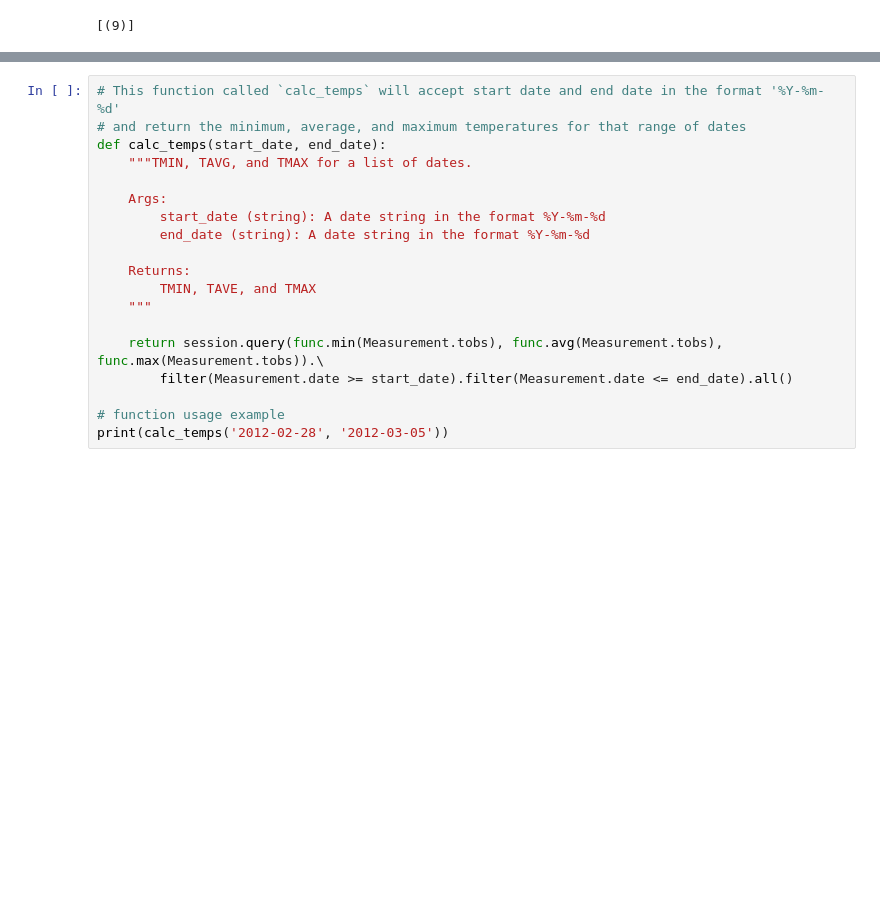
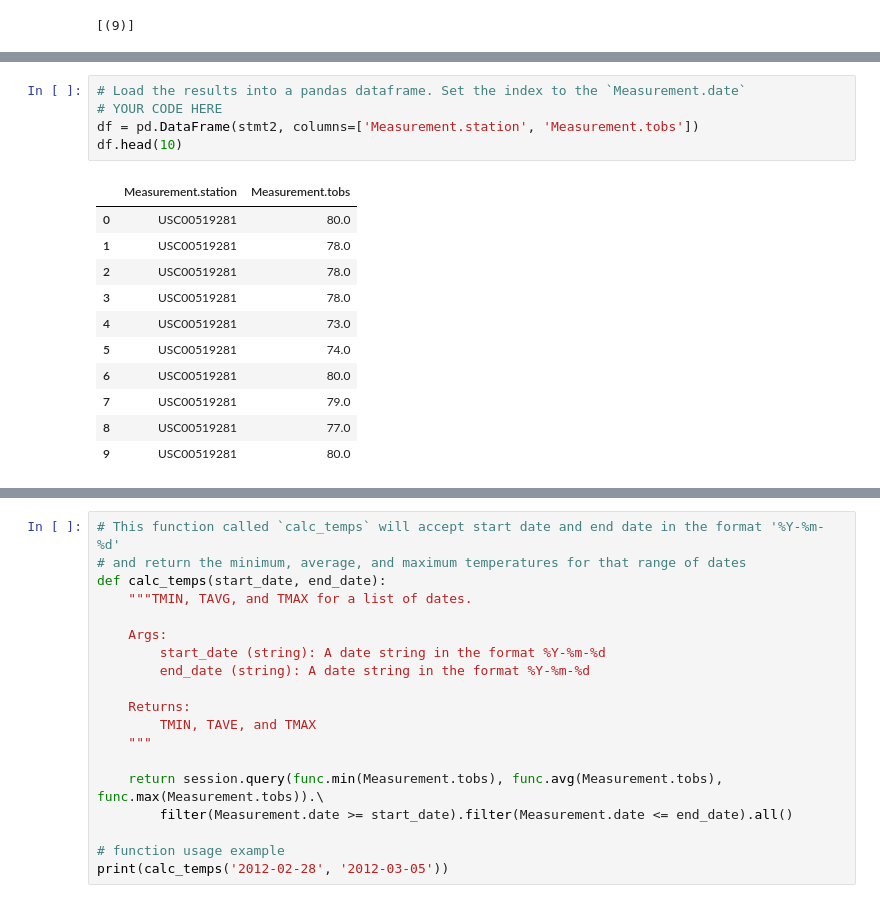
Before and after one commit to tonitiri/sqlalchemy-challenge, a Jupyter notebook: climate_starter.ipynb, the cells around one changed output, grey strips where cells are left out. Drawn from its saved outputs; the diff is of its cells as text; blank space fills up the shorter version.

```diff
--- a/climate_starter.ipynb
+++ b/climate_starter.ipynb
@@ -222,0 +286,17 @@ InvalidRequestError: SQL expression, column, or mapped entity expected - got '0
+# %%
+# Load the results into a pandas dataframe. Set the index to the `Measurement.date`
+# YOUR CODE HERE
+df = pd.DataFrame(stmt2, columns=['Measurement.station', 'Measurement.tobs'])
+df.head(10)
+# %% [output]
+|  | Measurement.station | Measurement.tobs |
+| 0 | USC00519281 | 80.0 |
+| 1 | USC00519281 | 78.0 |
+| 2 | USC00519281 | 78.0 |
+| 3 | USC00519281 | 78.0 |
+| 4 | USC00519281 | 73.0 |
+| 5 | USC00519281 | 74.0 |
+| 6 | USC00519281 | 80.0 |
+| 7 | USC00519281 | 79.0 |
+| 8 | USC00519281 | 77.0 |
+| 9 | USC00519281 | 80.0 |
```
Also changed, not shown: parts of 13 cells of this notebook.
